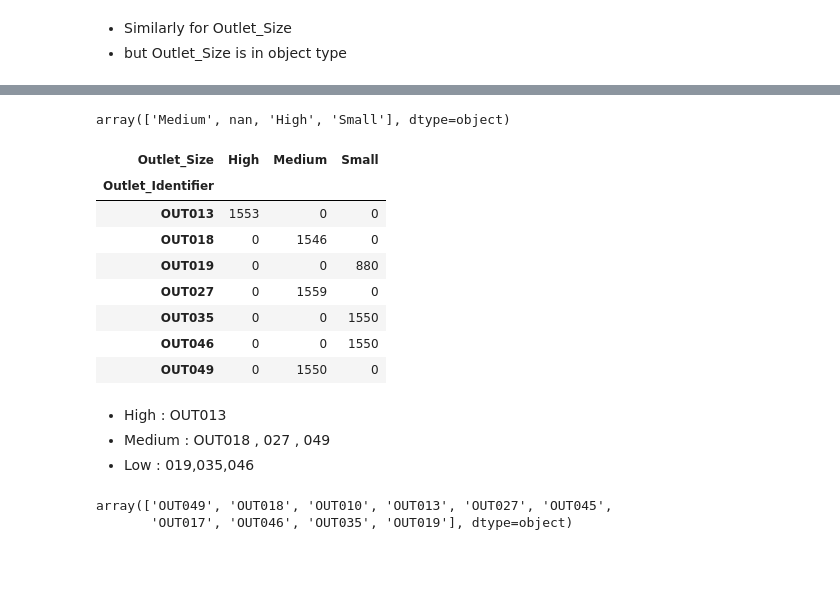
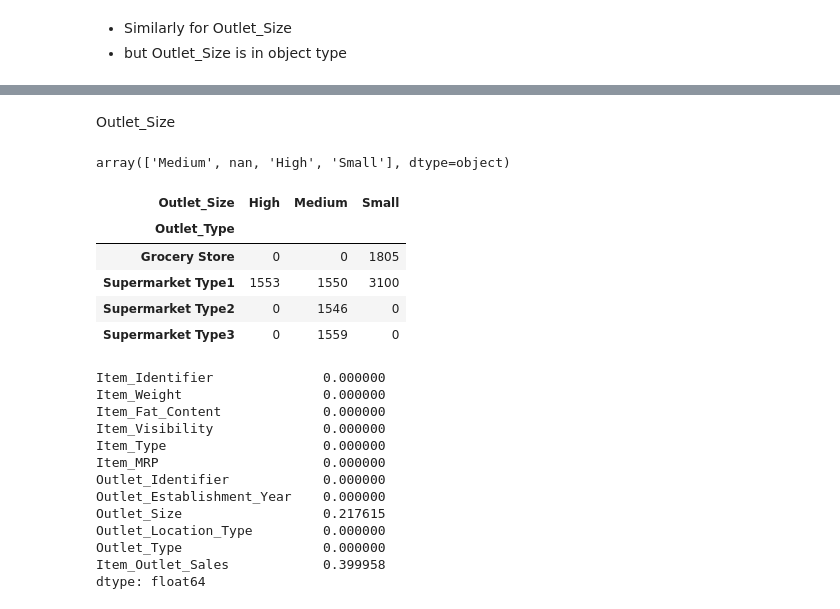
Before and after one commit to sathishrouthu/BigMart-Sales_Prediction, a Jupyter notebook: EDA-BigMart Sales.ipynb, the cells around one changed output, grey strips where cells are left out. Cells and saved outputs as stored; diff of their text form; code cells hidden in the pictures; blank space fills up the shorter version.

```diff
--- a/EDA-BigMart Sales.ipynb
+++ b/EDA-BigMart Sales.ipynb
@@ -305,0 +314,2 @@ for identifier in itemweights.index:
+# %%
+itemvis = pd.pivot_table(data=data,index=['Item_Identifier'],values="Item_Visibility",margins=True)
@@ -305,0 +326,3 @@ for identifier in itemweights.index:
+# %%
+for identifier in itemweights.index:
+  data.loc[(data['Item_Visibility']==0.0) & (data['Item_Identifier']==identifier ),'Item_Visibility'] = itemvis.loc[identifier,'Item_Visibility']
@@ -306,3 +334,5 @@ for identifier in itemweights.index:
+# %% [markdown]
+Outlet_Size
 # %%
 data['Outlet_Size'].unique()
 # %% [output]
@@ -312,21 +340,10 @@ array(['Medium', nan, 'High', 'Small'], dtype=object)
 # %%
-pd.crosstab(data['Outlet_Identifier'],data['Outlet_Size'])
+temp = pd.crosstab(data['Outlet_Type'],data['Outlet_Size'])
+temp
 # %% [output]
 | Outlet_Size | High | Medium | Small |
-| Outlet_Identifier |  |  |  |
-| OUT013 | 1553 | 0 | 0 |
-| OUT018 | 0 | 1546 | 0 |
-| OUT019 | 0 | 0 | 880 |
-| OUT027 | 0 | 1559 | 0 |
-| OUT035 | 0 | 0 | 1550 |
-| OUT046 | 0 | 0 | 1550 |
-| OUT049 | 0 | 1550 | 0 |
+| Outlet_Type |  |  |  |
+| Grocery Store | 0 | 0 | 1805 |
+| Supermarket Type1 | 1553 | 1550 | 3100 |
+| Supermarket Type2 | 0 | 1546 | 0 |
+| Supermarket Type3 | 0 | 1559 | 0 |
-# %% [markdown]
--  High : OUT013
--  Medium : OUT018 , 027 , 049
--  Low  : 019,035,046
-# %%
-data['Outlet_Identifier'].unique()
-# %% [output]
-array(['OUT049', 'OUT018', 'OUT010', 'OUT013', 'OUT027', 'OUT045',
-       'OUT017', 'OUT046', 'OUT035', 'OUT019'], dtype=object)
@@ -332,0 +355,16 @@ array(['OUT049', 'OUT018', 'OUT010', 'OUT013', 'OUT027', 'OUT045',
+# %%
+data.isna().sum()/data.shape[0]
+# %% [output]
+Item_Identifier              0.000000
+Item_Weight                  0.000000
+Item_Fat_Content             0.000000
+Item_Visibility              0.000000
+Item_Type                    0.000000
+Item_MRP                     0.000000
+Outlet_Identifier            0.000000
+Outlet_Establishment_Year    0.000000
+Outlet_Size                  0.217615
+Outlet_Location_Type         0.000000
+Outlet_Type                  0.000000
+Item_Outlet_Sales            0.399958
+dtype: float64
```
Also changed, not shown: parts of 14 cells of this notebook.
